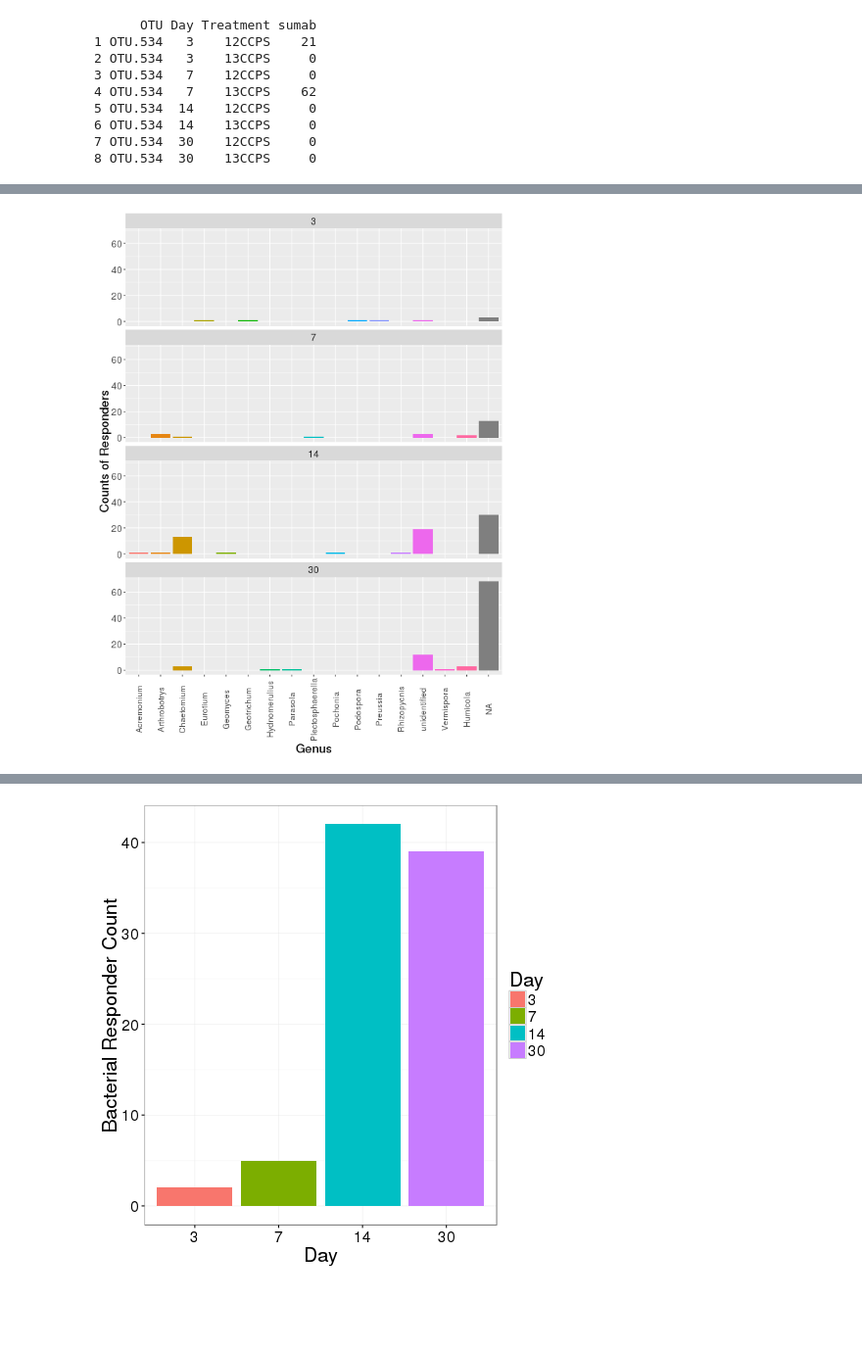
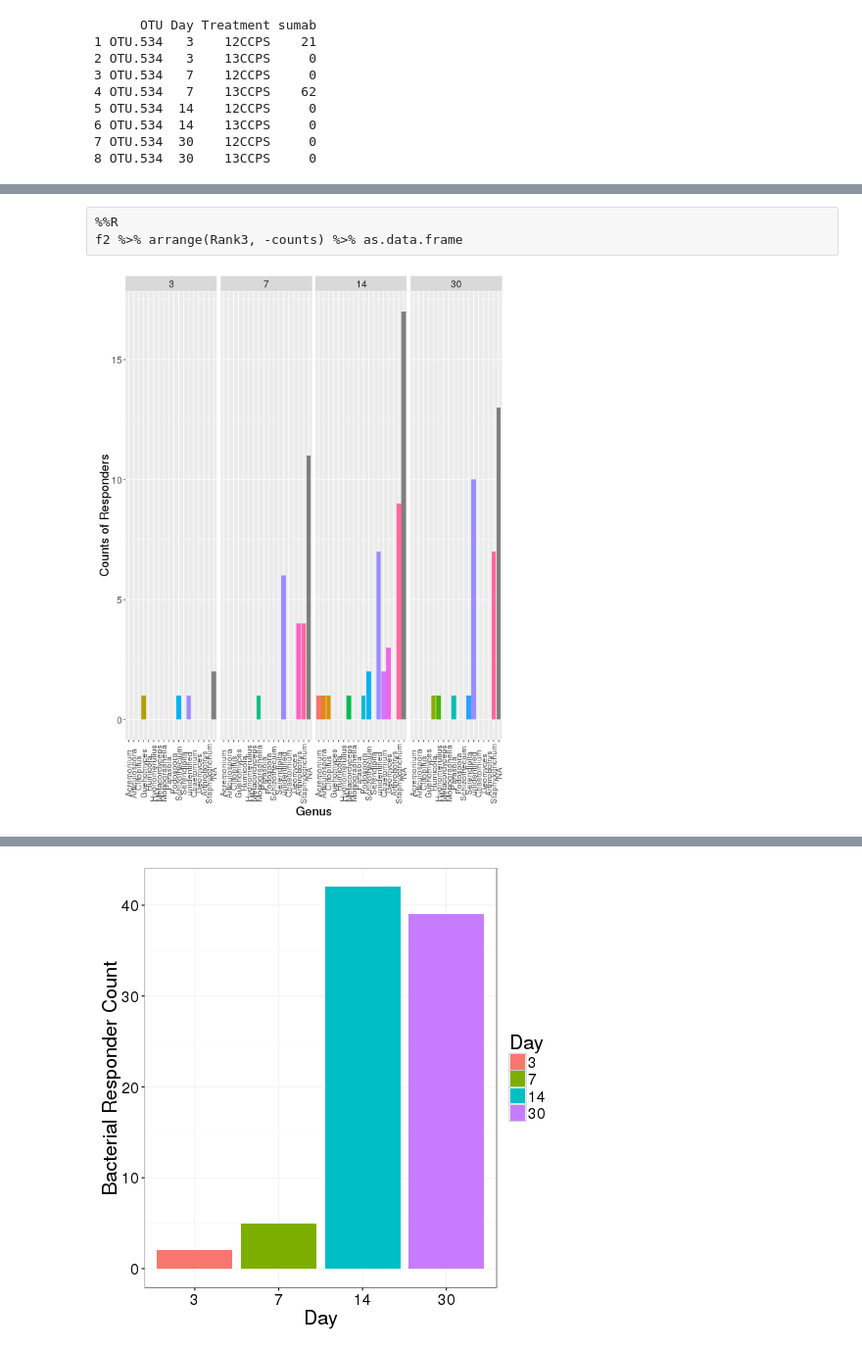
Before and after one commit to chvtk/Fungal_SIP, a Jupyter notebook: l2fc_table_UNITE_Biomfile.ipynb, the cells around one changed output, grey strips where cells are left out. Shown at 98% size. Cells and saved outputs as stored; diff of their text form; code cells hidden in the pictures; blank space fills up the shorter version.

```diff
--- a/l2fc_table_UNITE_Biomfile.ipynb
+++ b/l2fc_table_UNITE_Biomfile.ipynb
@@ -630,16 +653,19 @@ group_by(Rank6, Day) %>%
 summarise(counts = n())
+# %% [raw]
+%%R
+f2 %>% arrange(Rank3, -counts) %>% as.data.frame
 # %%
 %%R -w 600 -h 800
 f2$Rank6 <- factor(f2$Rank6, levels = f2$Rank6[order(f2$counts)])
 p = ggplot(f2, aes(x = Rank6, y = counts, fill = Rank6)) + geom_bar(stat = "identity")
 p = p + theme(axis.text.x  = element_text(angle=90, vjust=0.5, size=12))
 p = p + guides(fill = FALSE)
-p = p + facet_wrap(~Day, ncol = 1)
+p = p + facet_grid(~Day, scales = 'free_y')
 p = p + theme(text = element_text(size=18))
 p = p + ylab("Counts of Responders") + xlab("Genus")
 p
 # %% [output]
-[figure, old version]
+[figure, new version]
 # %%
 %%R
 ggsave(filename = "data/figs/respbyGenus.pdf", plot = p, width = 6, height = 7)
```
Also changed, not shown: parts of 31 cells of this notebook.
